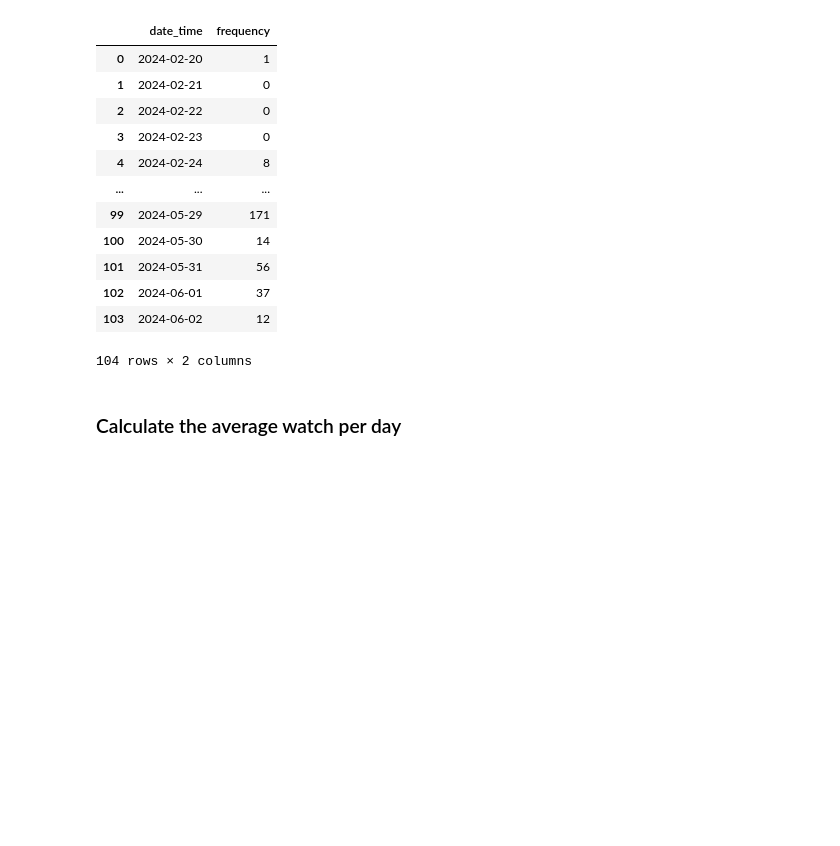
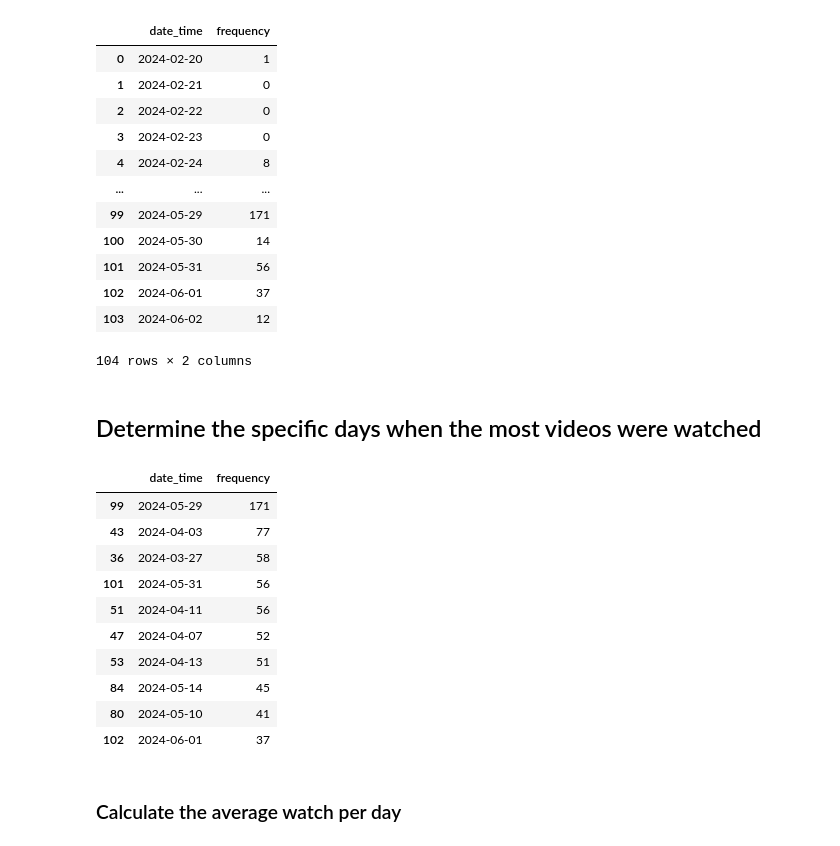
Before and after one commit to Johncarlodeveloper/YouTube-Watch-History-Data-to-CSV-file, a Jupyter notebook: perform_analysis.ipynb, the cells around one changed output. Drawn from its saved outputs; the diff is of its cells as text; code cells hidden in the pictures; blank space fills up the shorter version.

```diff
--- a/perform_analysis.ipynb
+++ b/perform_analysis.ipynb
@@ -598,6 +603,22 @@ daily_counts
 | 102 | 2024-06-01 | 37 |
 | 103 | 2024-06-02 | 12 |
 104 rows × 2 columns
+# %% [markdown]
+## Determine the specific days when the most videos were watched
+# %%
+daily_counts.sort_values(by='frequency', ascending=False).head(10)
+# %% [output]
+|  | date_time | frequency |
+| 99 | 2024-05-29 | 171 |
+| 43 | 2024-04-03 | 77 |
+| 36 | 2024-03-27 | 58 |
+| 101 | 2024-05-31 | 56 |
+| 51 | 2024-04-11 | 56 |
+| 47 | 2024-04-07 | 52 |
+| 53 | 2024-04-13 | 51 |
+| 84 | 2024-05-14 | 45 |
+| 80 | 2024-05-10 | 41 |
+| 102 | 2024-06-01 | 37 |
 # %% [markdown]
 ### Calculate the average watch per day
 # %%
```
Also changed, not shown: parts of 13 cells of this notebook.
